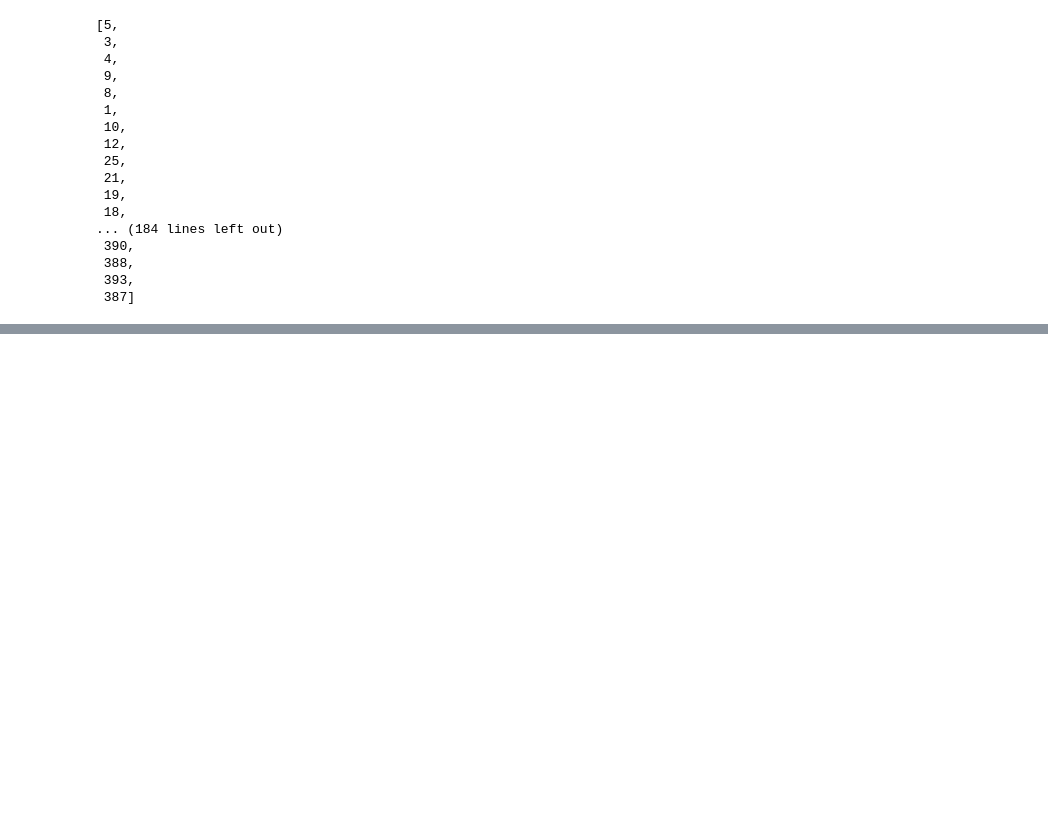
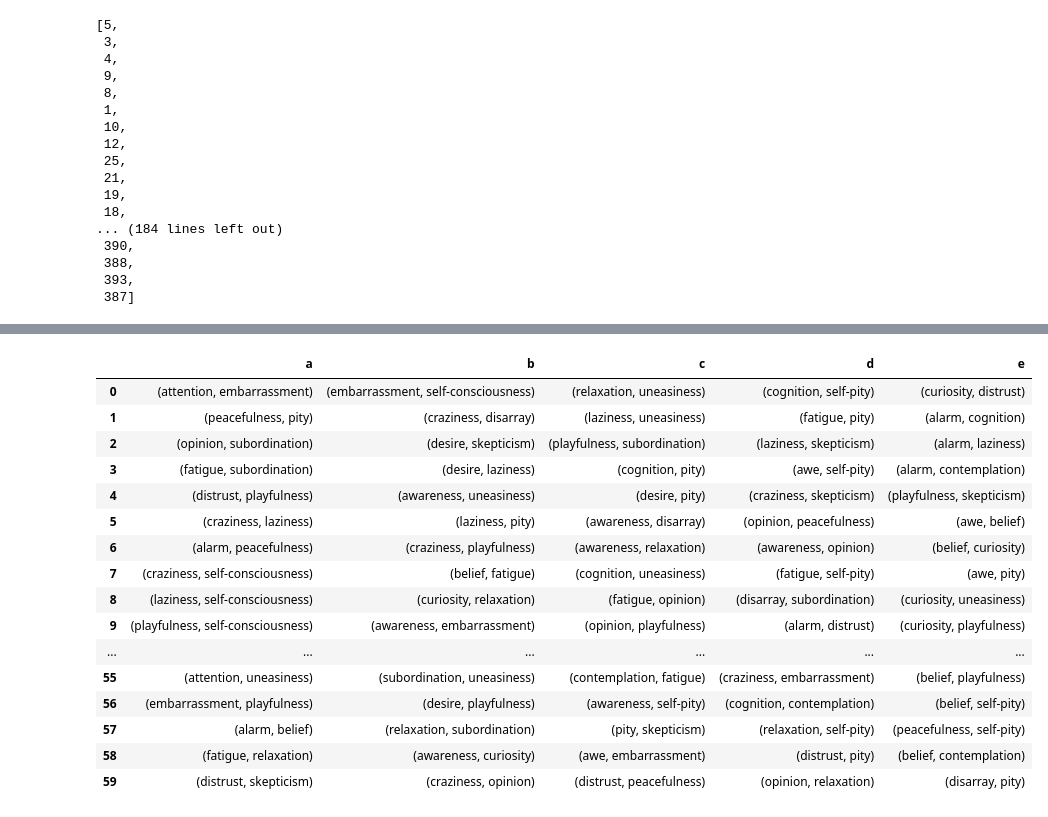
Before and after one commit to ebarrick/Social_role, a Jupyter notebook: Social_Role_Task.ipynb, the cells around one changed output, grey strips where cells are left out. Saved outputs shown, nothing was run; the diff lists cells and outputs as text; code cells hidden in the pictures; blank space fills up the shorter version.

Commit message:
added section for Qualtrics state pairings generation

```diff
--- a/Social_Role_Task.ipynb
+++ b/Social_Role_Task.ipynb
@@ -327,0 +394,28 @@ sum([item[] for item in example_list])
+# %%
+chunk = list(chunks(state_list, 60))
+# %%
+df = pd.DataFrame(chunk)
+# %%
+df = pd.DataFrame.transpose(df)
+# %%
+df.columns = ['a','b','c','d','e']
+# %%
+df
+# %% [output]
+|  | a | b | c | d | e |
+| 0 | (attention, embarrassment) | (embarrassment, self-consciousness) | (relaxation, uneasiness) | (cognition, self-pity) | (curiosity, distrust) |
+| 1 | (peacefulness, pity) | (craziness, disarray) | (laziness, uneasiness) | (fatigue, pity) | (alarm, cognition) |
+| 2 | (opinion, subordination) | (desire, skepticism) | (playfulness, subordination) | (laziness, skepticism) | (alarm, laziness) |
+| 3 | (fatigue, subordination) | (desire, laziness) | (cognition, pity) | (awe, self-pity) | (alarm, contemplation) |
+| 4 | (distrust, playfulness) | (awareness, uneasiness) | (desire, pity) | (craziness, skepticism) | (playfulness, skepticism) |
+| 5 | (craziness, laziness) | (laziness, pity) | (awareness, disarray) | (opinion, peacefulness) | (awe, belief) |
+| 6 | (alarm, peacefulness) | (craziness, playfulness) | (awareness, relaxation) | (awareness, opinion) | (belief, curiosity) |
+| 7 | (craziness, self-consciousness) | (belief, fatigue) | (cognition, uneasiness) | (fatigue, self-pity) | (awe, pity) |
+| 8 | (laziness, self-consciousness) | (curiosity, relaxation) | (fatigue, opinion) | (disarray, subordination) | (curiosity, uneasiness) |
+| 9 | (playfulness, self-consciousness) | (awareness, embarrassment) | (opinion, playfulness) | (alarm, distrust) | (curiosity, playfulness) |
+| ... | ... | ... | ... | ... | ... |
+| 55 | (attention, uneasiness) | (subordination, uneasiness) | (contemplation, fatigue) | (craziness, embarrassment) | (belief, playfulness) |
+| 56 | (embarrassment, playfulness) | (desire, playfulness) | (awareness, self-pity) | (cognition, contemplation) | (belief, self-pity) |
+| 57 | (alarm, belief) | (relaxation, subordination) | (pity, skepticism) | (relaxation, self-pity) | (peacefulness, self-pity) |
+| 58 | (fatigue, relaxation) | (awareness, curiosity) | (awe, embarrassment) | (distrust, pity) | (belief, contemplation) |
+| 59 | (distrust, skepticism) | (craziness, opinion) | (distrust, peacefulness) | (opinion, relaxation) | (disarray, pity) |
```
Also changed, not shown: parts of 18 cells of this notebook.
